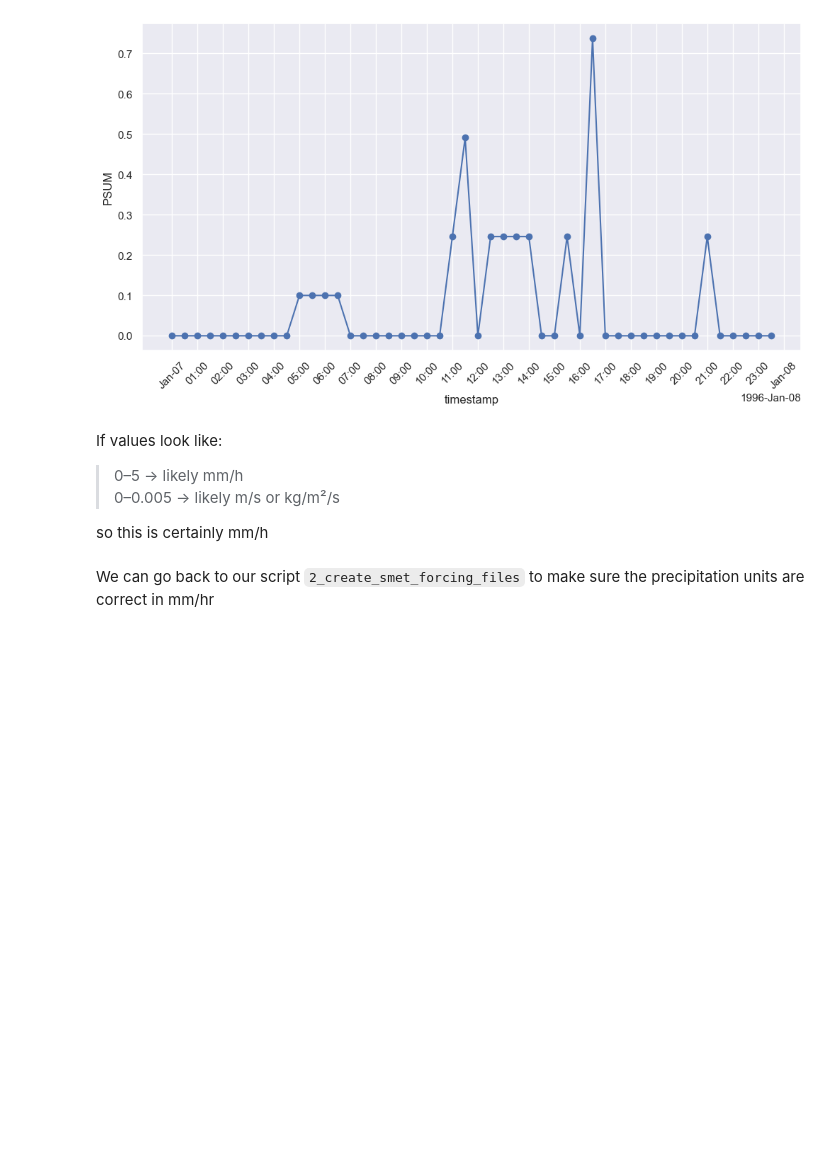
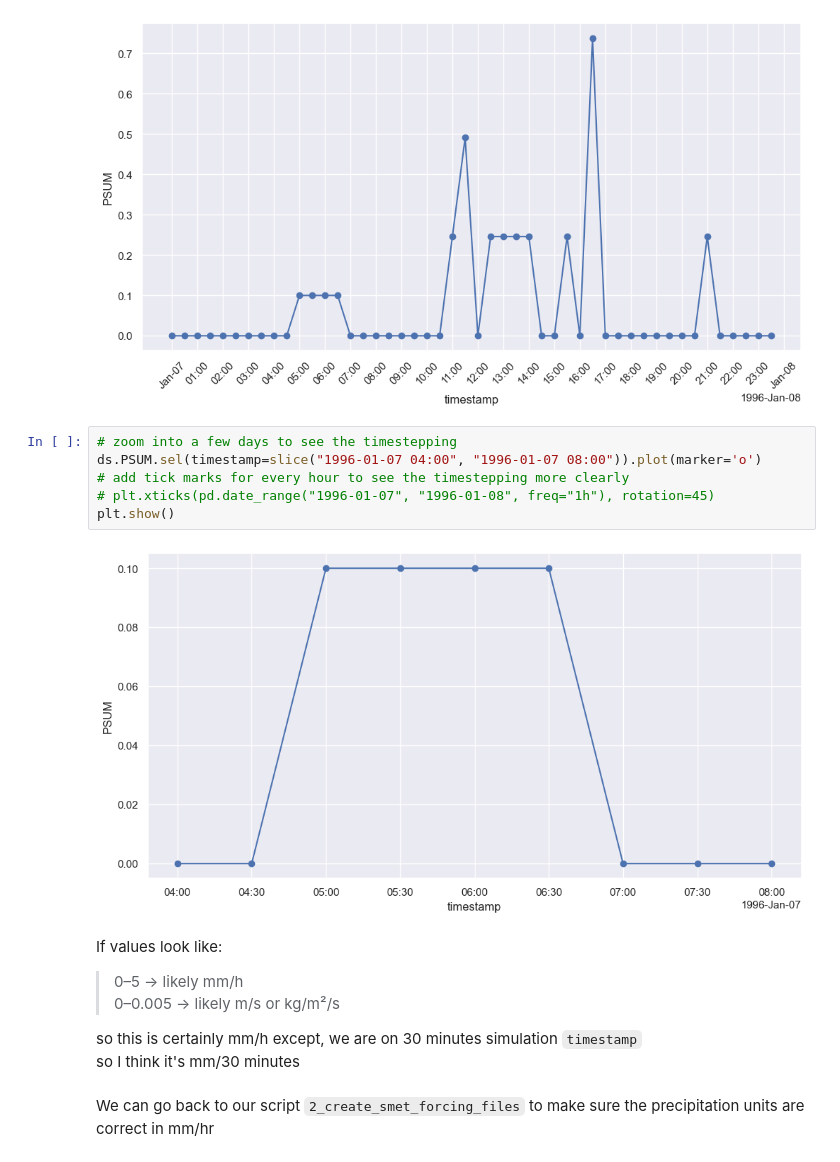
Before and after one commit to cassielumbrazo/snow_modeling_point, a Jupyter notebook: 2_read_snowpack_examples.ipynb, the cells around one changed output. Drawn from its saved outputs; the diff is of its cells as text; blank space fills up the shorter version.

```diff
--- a/2_read_snowpack_examples.ipynb
+++ b/2_read_snowpack_examples.ipynb
@@ -246,12 +246,21 @@ plt.xticks(pd.date_range("1996-01-07", "1996-01-08", freq="1h"), rotation=45)
 plt.show()
 # %% [output]
 [figure]
+# %%
+# zoom into a few days to see the timestepping
+ds.PSUM.sel(timestamp=slice("1996-01-07 04:00", "1996-01-07 08:00")).plot(marker='o')
+# add tick marks for every hour to see the timestepping more clearly
+# plt.xticks(pd.date_range("1996-01-07", "1996-01-08", freq="1h"), rotation=45)
+plt.show()
+# %% [output]
+[figure, added]
 # %% [markdown]
 If values look like:
 
 > 0–5 → likely mm/h\
 > 0–0.005 → likely m/s or kg/m²/s
 
-so this is certainly mm/h
+so this is certainly mm/h except, we are on 30 minutes simulation `timestamp`\
+so I think it's mm/30 minutes
 # %% [markdown]
 We can go back to our script `2_create_smet_forcing_files` to make sure the precipitation units are correct in mm/hr
```
Also changed, not shown: parts of 6 cells of this notebook, 1 other file.
